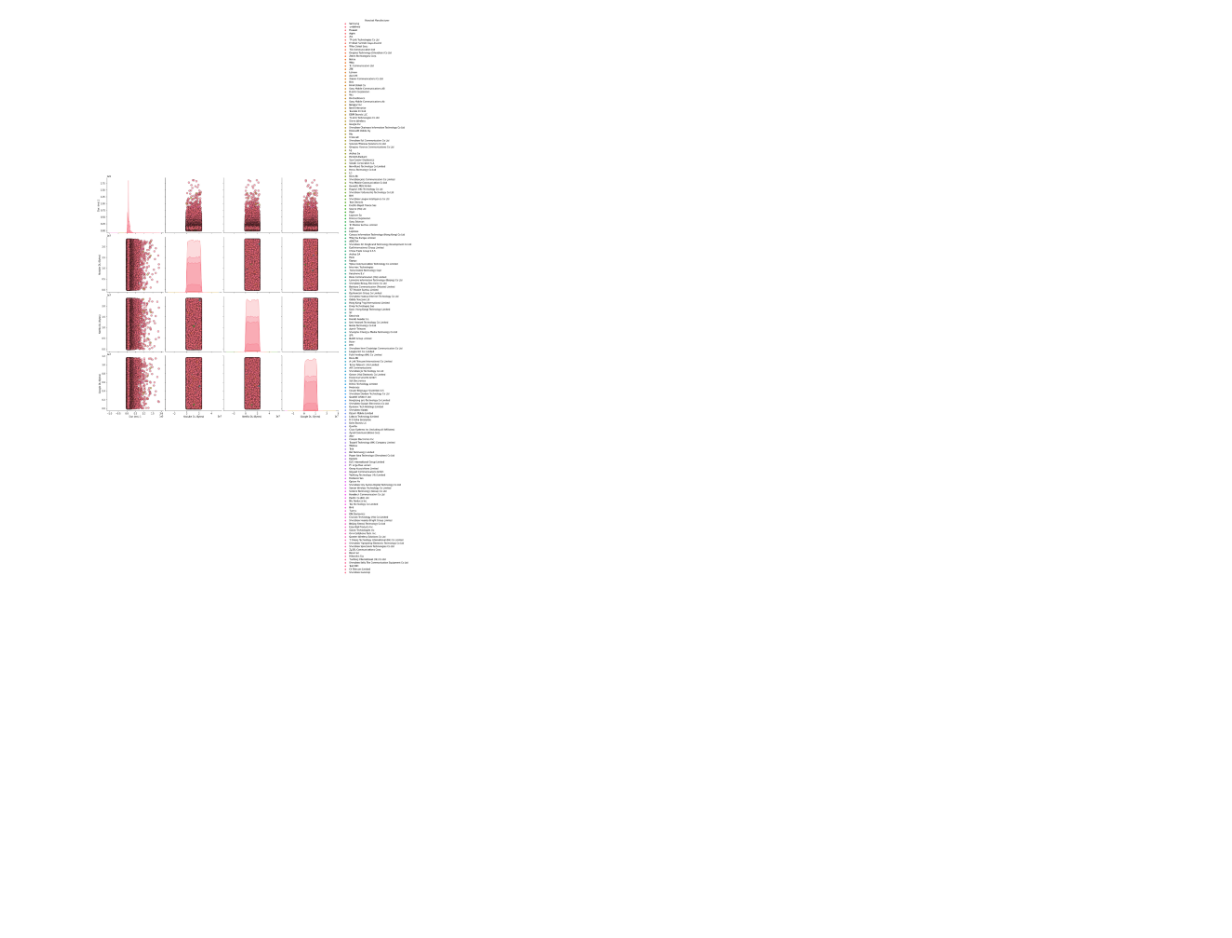
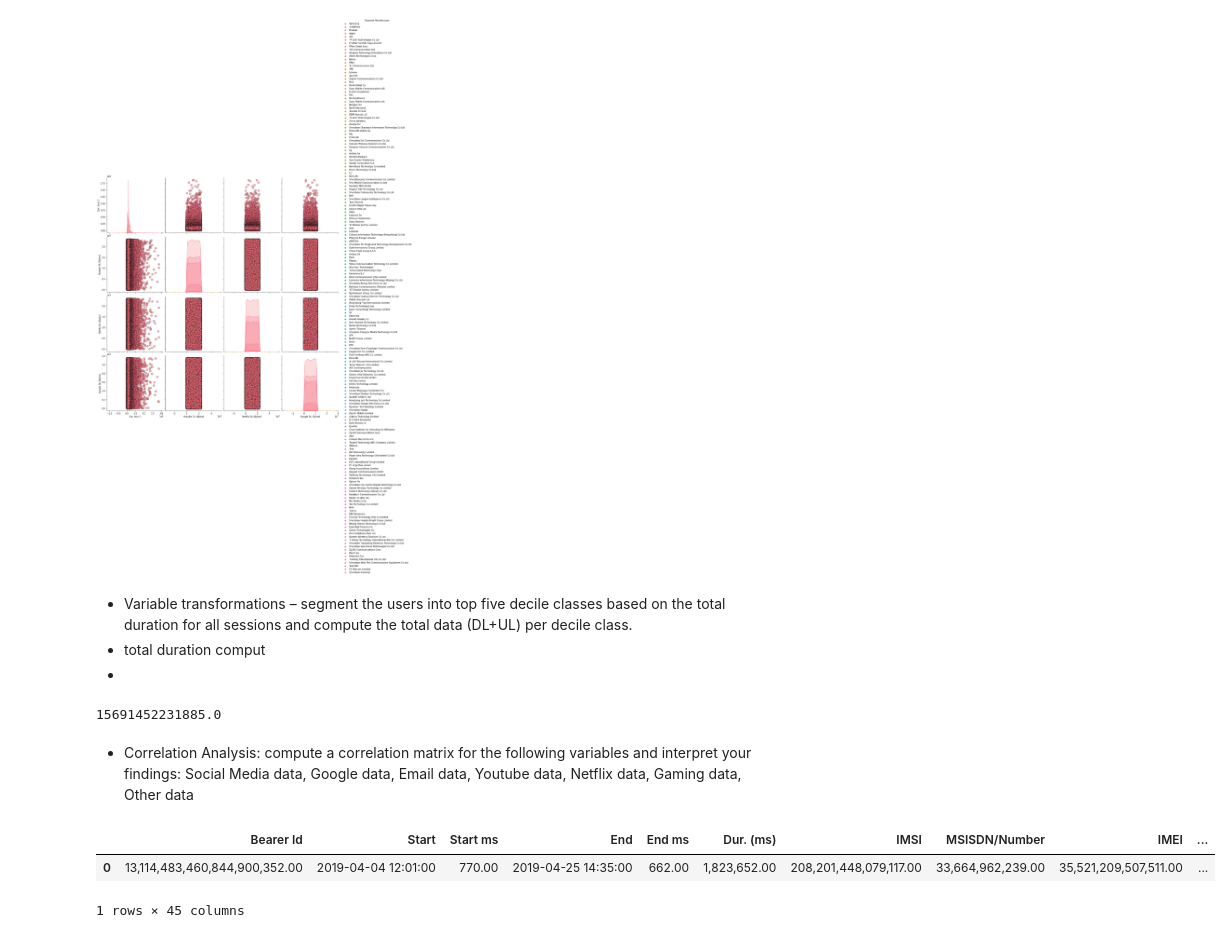
Before and after one commit to ekubay/Telecom-Data-Analysis, a Jupyter notebook: notebooks/Data_Exploration.ipynb, the cells around one changed output. Cells and saved outputs as stored; diff of their text form; code cells hidden in the pictures; blank space fills up the shorter version.

Commit message:
data exploration on telecom data

```diff
--- a/notebooks/Data_Exploration.ipynb
+++ b/notebooks/Data_Exploration.ipynb
@@ -705,3 +728,7 @@ sns.pairplot(dfPair, hue = 'Handset Manufacturer', diag_kind = 'kde',
 # %% [output]
 <seaborn.axisgrid.PairGrid at 0x...>
 [figure]
+# %% [markdown]
+- Variable transformations – segment the users into top five decile classes based on the total duration for all sessions and compute the total data (DL+UL) per decile class.
+ - total duration comput
+ -
@@ -707,0 +737,12 @@ sns.pairplot(dfPair, hue = 'Handset Manufacturer', diag_kind = 'kde',
+# %%
+df_sumD
+# %% [output]
+15691452231885.0
+# %% [markdown]
+- Correlation Analysis: compute a correlation matrix for the following variables and interpret your findings: Social Media data, Google data, Email data, Youtube data, Netflix data, Gaming data, Other data
+# %%
+df_clean.head(1)
+# %% [output]
+|  | Bearer Id | Start | Start ms | End | End ms | Dur. (ms) | IMSI | MSISDN/Number | IMEI | ... |
+| 0 | 13,114,483,460,844,900,352.00 | 2019-04-04 12:01:00 | 770.00 | 2019-04-25 14:35:00 | 662.00 | 1,823,652.00 | 208,201,448,079,117.00 | 33,664,962,239.00 | 35,521,209,507,511.00 | ... |
+1 rows × 45 columns
```
Also changed, not shown: parts of 11 cells of this notebook.
